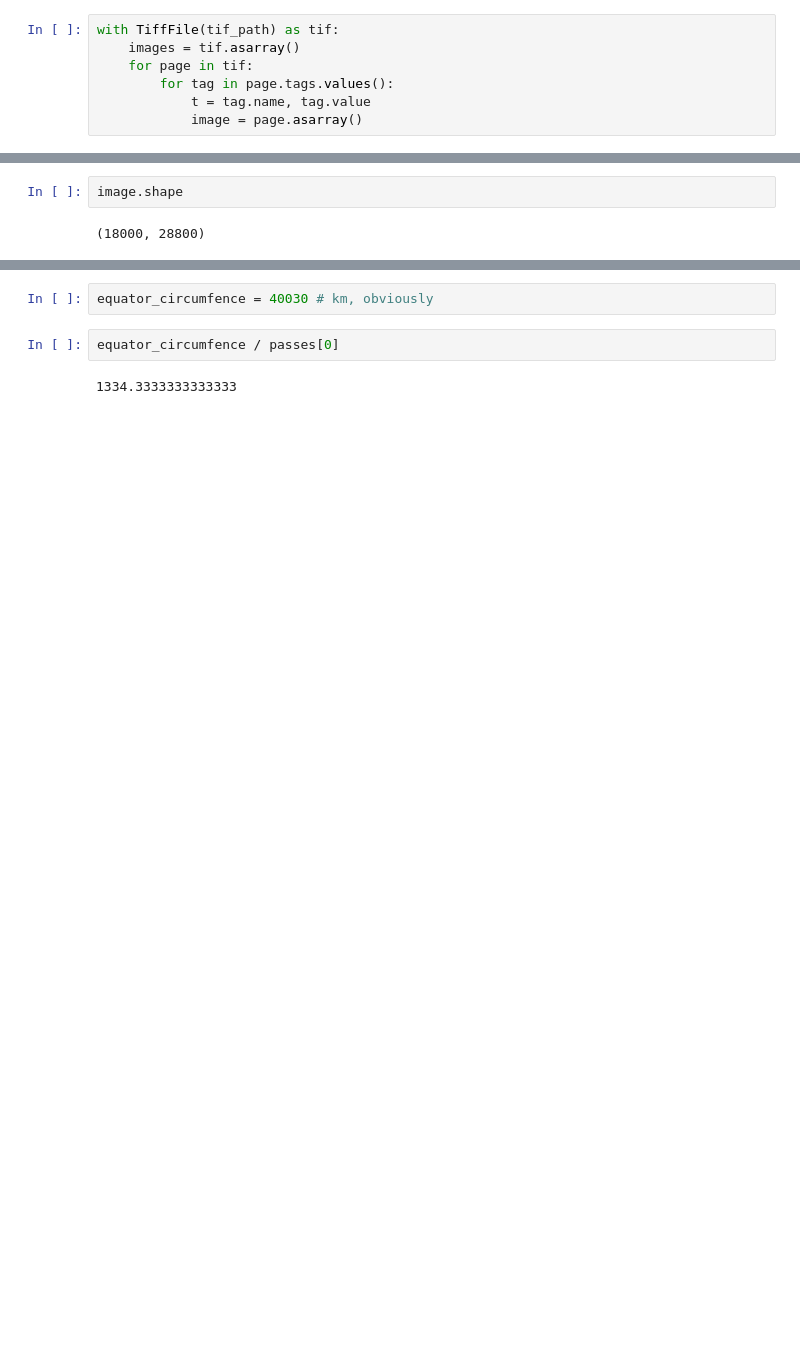
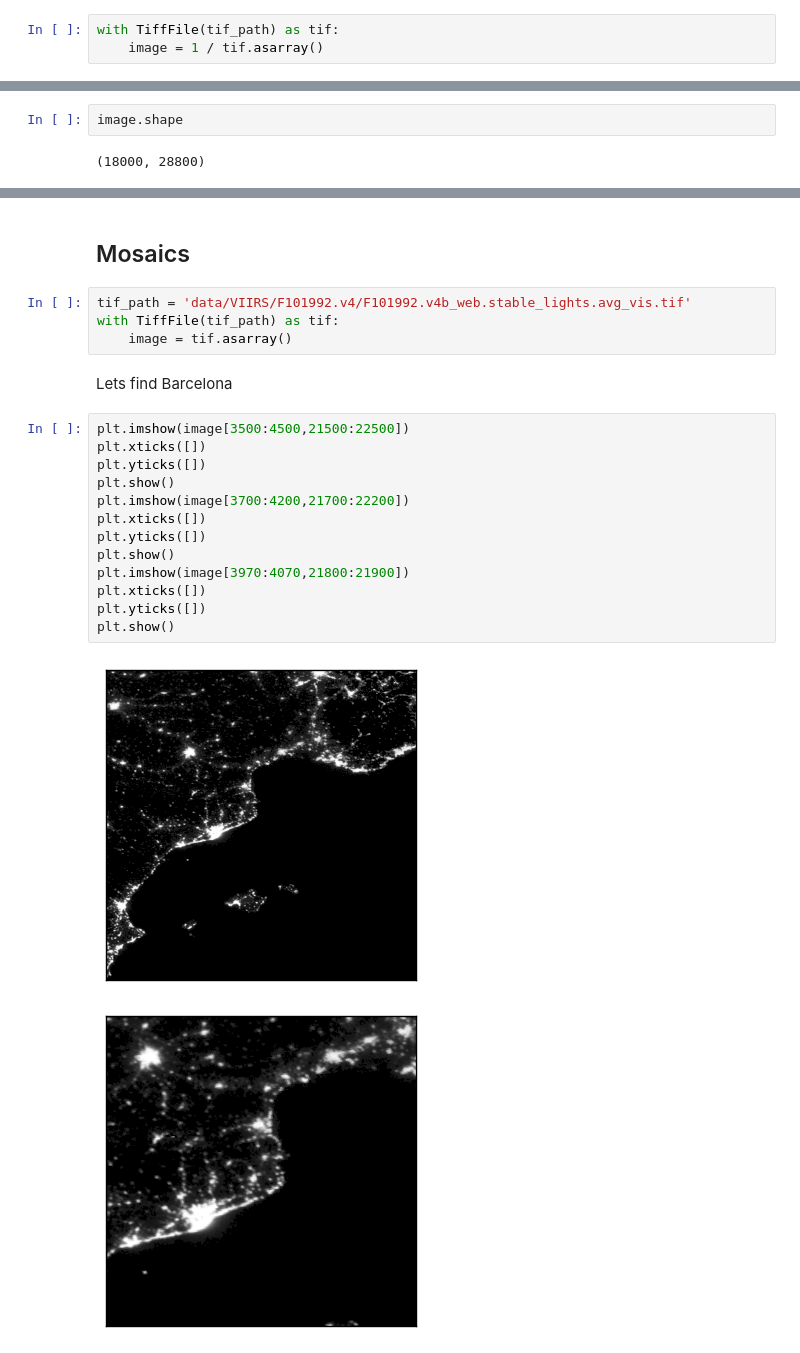
Before and after one commit to feliuserra/Luminosity, a Jupyter notebook: VIIRS.ipynb, the cells around one changed output, grey strips where cells are left out. Drawn from its saved outputs; the diff is of its cells as text; blank space fills up the shorter version.

Commit message:
Find an image that is more useful

```diff
--- a/VIIRS.ipynb
+++ b/VIIRS.ipynb
@@ -10,9 +11,5 @@ tif_path = 'data/VIIRS/SVDNB_npp_20161201-20161231_75N180W_vcmcfg_v10_c201701271
 # %%
 from tifffile import TiffFile
-# %%
-with TiffFile(tif_path) as tif:
-    images = tif.asarray()
-    for page in tif:
-        for tag in page.tags.values():
-            t = tag.name, tag.value
-            image = page.asarray()
+# %%
+with TiffFile(tif_path) as tif:
+    image = 1 / tif.asarray()
@@ -25,6 +22,24 @@ Guessed percentage size of a city: 0.0004
-# %%
-equator_circumfence = 40030 # km, obviously
-# %%
-equator_circumfence / passes[0]
-# %% [output]
-1334.3333333333333
+# %% [markdown]
+## Mosaics
+# %%
+tif_path = 'data/VIIRS/F101992.v4/F101992.v4b_web.stable_lights.avg_vis.tif'
+with TiffFile(tif_path) as tif:
+    image = tif.asarray()
+# %% [markdown]
+Lets find Barcelona
+# %%
+plt.imshow(image[3500:4500,21500:22500])
+plt.xticks([])
+plt.yticks([])
+plt.show()
+plt.imshow(image[3700:4200,21700:22200])
+plt.xticks([])
+plt.yticks([])
+plt.show()
+plt.imshow(image[3970:4070,21800:21900])
+plt.xticks([])
+plt.yticks([])
+plt.show()
+# %% [output]
+[figure, added]
+[figure, added]
```
Also changed, not shown: parts of 19 cells of this notebook.
